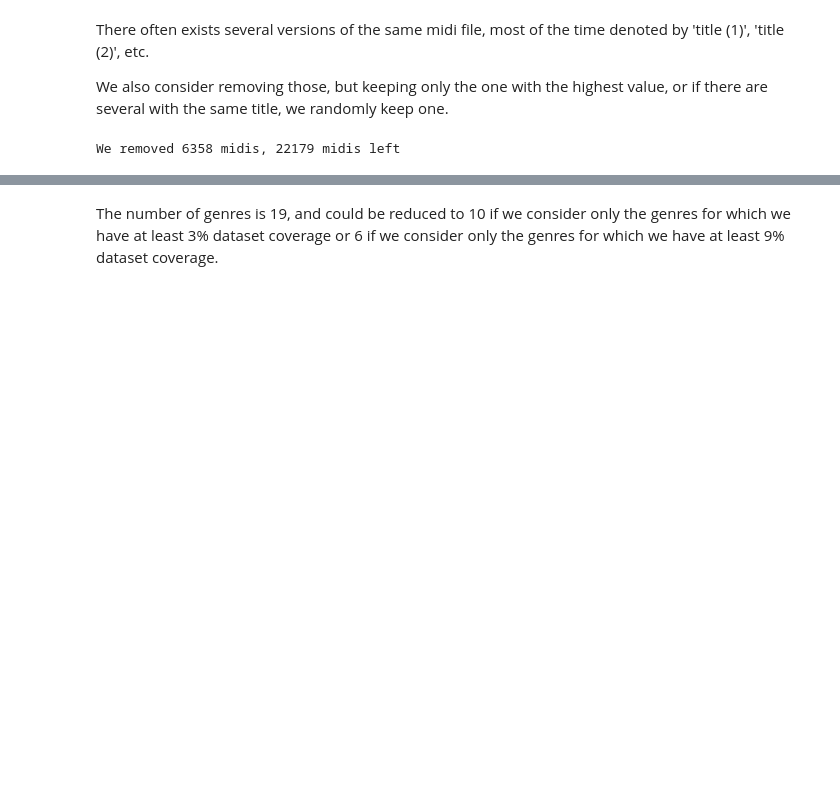
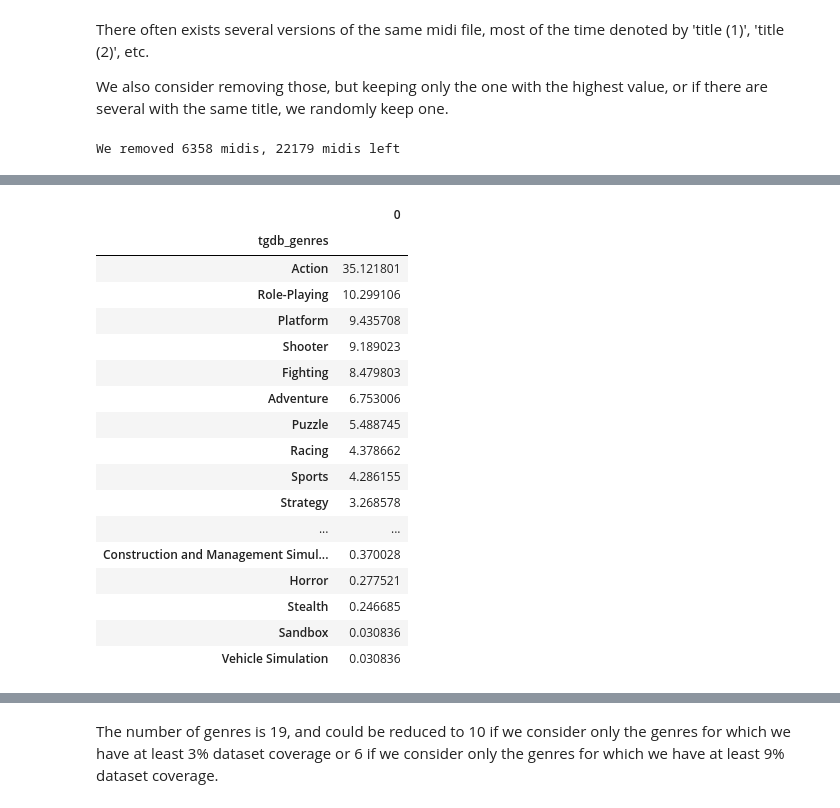
Before and after one commit to cedricviaccoz/musicology, a Jupyter notebook: dataset/Data Exploration.ipynb, the cells around one changed output, grey strips where cells are left out. Saved outputs shown, nothing was run; the diff lists cells and outputs as text; code cells hidden in the pictures; blank space fills up the shorter version.

```diff
--- a/dataset/Data Exploration.ipynb
+++ b/dataset/Data Exploration.ipynb
@@ -109,0 +173,23 @@ array(['Sports', 'Shooter', 'Action', 'Strategy', 'Fighting', 'Puzzle',
+# %%
+genres_df.drop_duplicates(subset=['tgdb_platform', 'tgdb_gametitle'])\
+    .groupby(['tgdb_genres']).size().to_frame()\
+    .sort_values(0, ascending = False)/num_games*100
+# %% [output]
+|  | 0 |
+| tgdb_genres |  |
+| Action | 35.121801 |
+| Role-Playing | 10.299106 |
+| Platform | 9.435708 |
+| Shooter | 9.189023 |
+| Fighting | 8.479803 |
+| Adventure | 6.753006 |
+| Puzzle | 5.488745 |
+| Racing | 4.378662 |
+| Sports | 4.286155 |
+| Strategy | 3.268578 |
+| ... | ... |
+| Construction and Management Simul... | 0.370028 |
+| Horror | 0.277521 |
+| Stealth | 0.246685 |
+| Sandbox | 0.030836 |
+| Vehicle Simulation | 0.030836 |
```
Also changed, not shown: parts of 31 cells of this notebook.
